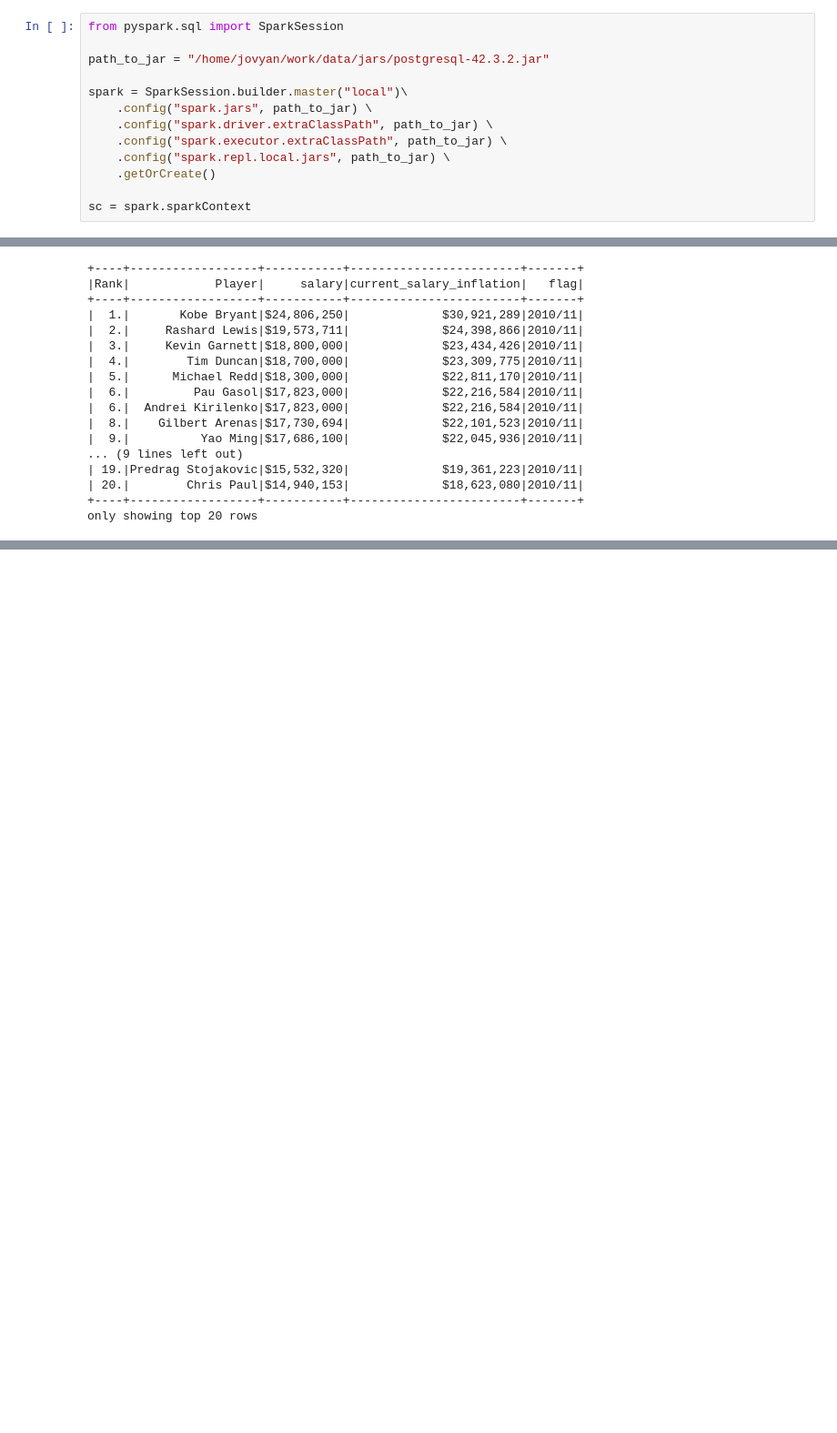
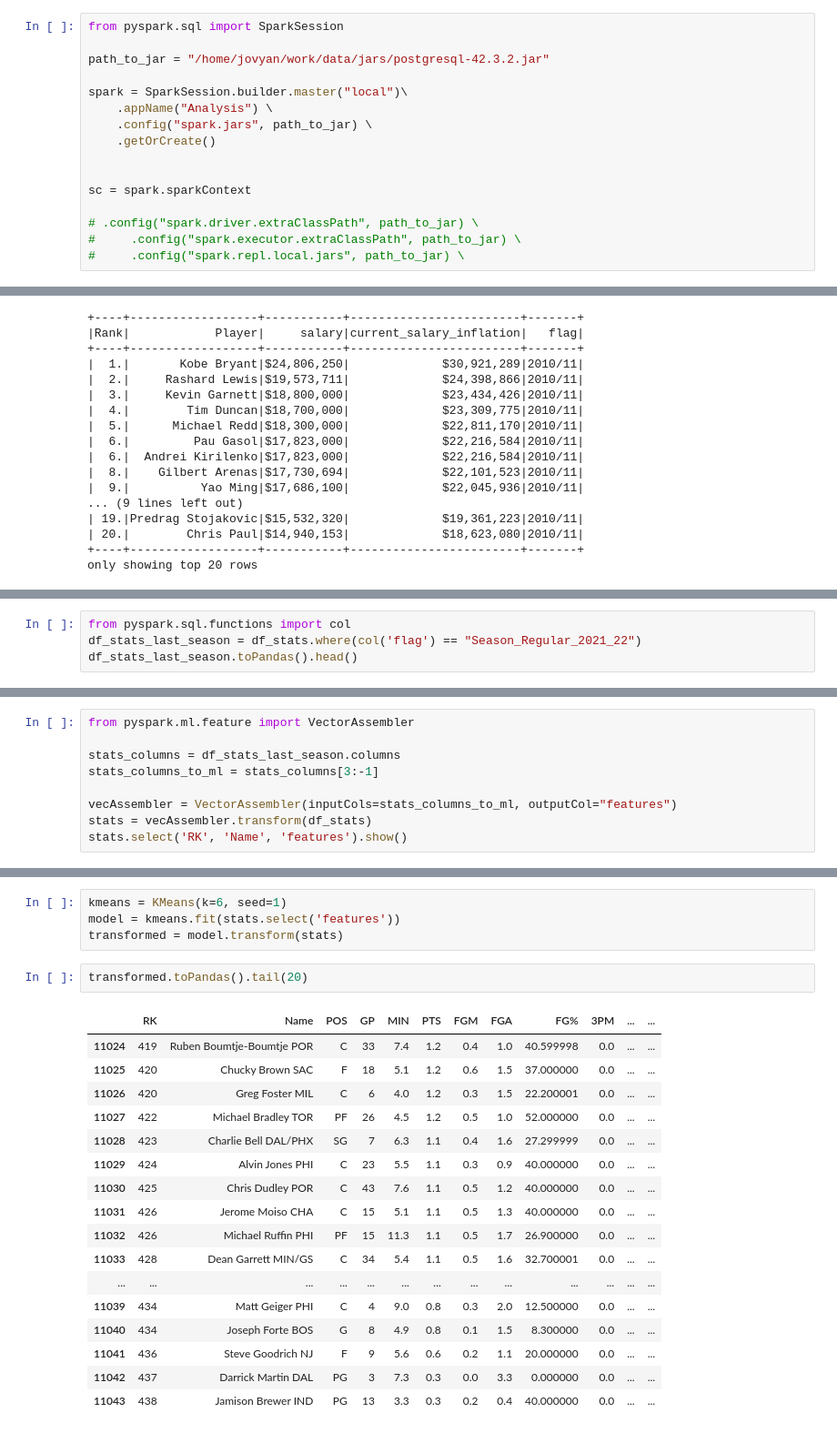
Before and after one commit to tomekmatuszewski/NBA_players_clustering, a Jupyter notebook: notebooks/read_postgres.ipynb, the cells around one changed output, grey strips where cells are left out. Shown: that part at 91% size. Cells and saved outputs as stored; diff of their text form; blank space fills up the shorter version.

```diff
--- a/notebooks/read_postgres.ipynb
+++ b/notebooks/read_postgres.ipynb
@@ -4,13 +4,16 @@ from pyspark.sql import SparkSession
 path_to_jar = "/home/jovyan/work/data/jars/postgresql-42.3.2.jar"
 
 spark = SparkSession.builder.master("local")\
+    .appName("Analysis") \
     .config("spark.jars", path_to_jar) \
-    .config("spark.driver.extraClassPath", path_to_jar) \
-    .config("spark.executor.extraClassPath", path_to_jar) \
-    .config("spark.repl.local.jars", path_to_jar) \
     .getOrCreate()
 
+
 sc = spark.sparkContext
+
+# .config("spark.driver.extraClassPath", path_to_jar) \
+#     .config("spark.executor.extraClassPath", path_to_jar) \
+#     .config("spark.repl.local.jars", path_to_jar) \
 # %%
 df_injuries = (
     spark.read
@@ -101,0 +106,4 @@ only showing top 10 rows
+# %%
+from pyspark.sql.functions import col
+df_stats_last_season = df_stats.where(col('flag') == "Season_Regular_2021_22")
+df_stats_last_season.toPandas().head()
@@ -101,0 +118,9 @@ only showing top 10 rows
+# %%
+from pyspark.ml.feature import VectorAssembler
+
+stats_columns = df_stats_last_season.columns
+stats_columns_to_ml = stats_columns[3:-1]
+
+vecAssembler = VectorAssembler(inputCols=stats_columns_to_ml, outputCol="features")
+stats = vecAssembler.transform(df_stats)
+stats.select('RK', 'Name', 'features').show()
@@ -101,0 +163,24 @@ only showing top 10 rows
+# %%
+kmeans = KMeans(k=6, seed=1)
+model = kmeans.fit(stats.select('features'))
+transformed = model.transform(stats)
+# %%
+transformed.toPandas().tail(20)
+# %% [output]
+|  | RK | Name | POS | GP | MIN | PTS | FGM | FGA | FG% | 3PM | ... | ... |
+| 11024 | 419 | Ruben Boumtje-Boumtje POR | C | 33 | 7.4 | 1.2 | 0.4 | 1.0 | 40.599998 | 0.0 | ... | ... |
+| 11025 | 420 | Chucky Brown SAC | F | 18 | 5.1 | 1.2 | 0.6 | 1.5 | 37.000000 | 0.0 | ... | ... |
+| 11026 | 420 | Greg Foster MIL | C | 6 | 4.0 | 1.2 | 0.3 | 1.5 | 22.200001 | 0.0 | ... | ... |
+| 11027 | 422 | Michael Bradley TOR | PF | 26 | 4.5 | 1.2 | 0.5 | 1.0 | 52.000000 | 0.0 | ... | ... |
+| 11028 | 423 | Charlie Bell DAL/PHX | SG | 7 | 6.3 | 1.1 | 0.4 | 1.6 | 27.299999 | 0.0 | ... | ... |
+| 11029 | 424 | Alvin Jones PHI | C | 23 | 5.5 | 1.1 | 0.3 | 0.9 | 40.000000 | 0.0 | ... | ... |
+| 11030 | 425 | Chris Dudley POR | C | 43 | 7.6 | 1.1 | 0.5 | 1.2 | 40.000000 | 0.0 | ... | ... |
+| 11031 | 426 | Jerome Moiso CHA | C | 15 | 5.1 | 1.1 | 0.5 | 1.3 | 40.000000 | 0.0 | ... | ... |
+| 11032 | 426 | Michael Ruffin PHI | PF | 15 | 11.3 | 1.1 | 0.5 | 1.7 | 26.900000 | 0.0 | ... | ... |
+| 11033 | 428 | Dean Garrett MIN/GS | C | 34 | 5.4 | 1.1 | 0.5 | 1.6 | 32.700001 | 0.0 | ... | ... |
+| ... | ... | ... | ... | ... | ... | ... | ... | ... | ... | ... | ... | ... |
+| 11039 | 434 | Matt Geiger PHI | C | 4 | 9.0 | 0.8 | 0.3 | 2.0 | 12.500000 | 0.0 | ... | ... |
+| 11040 | 434 | Joseph Forte BOS | G | 8 | 4.9 | 0.8 | 0.1 | 1.5 | 8.300000 | 0.0 | ... | ... |
+| 11041 | 436 | Steve Goodrich NJ | F | 9 | 5.6 | 0.6 | 0.2 | 1.1 | 20.000000 | 0.0 | ... | ... |
+| 11042 | 437 | Darrick Martin DAL | PG | 3 | 7.3 | 0.3 | 0.0 | 3.3 | 0.000000 | 0.0 | ... | ... |
+| 11043 | 438 | Jamison Brewer IND | PG | 13 | 3.3 | 0.3 | 0.2 | 0.4 | 40.000000 | 0.0 | ... | ... |
```
Also changed, not shown: parts of 8 cells of this notebook, 2 other files.
